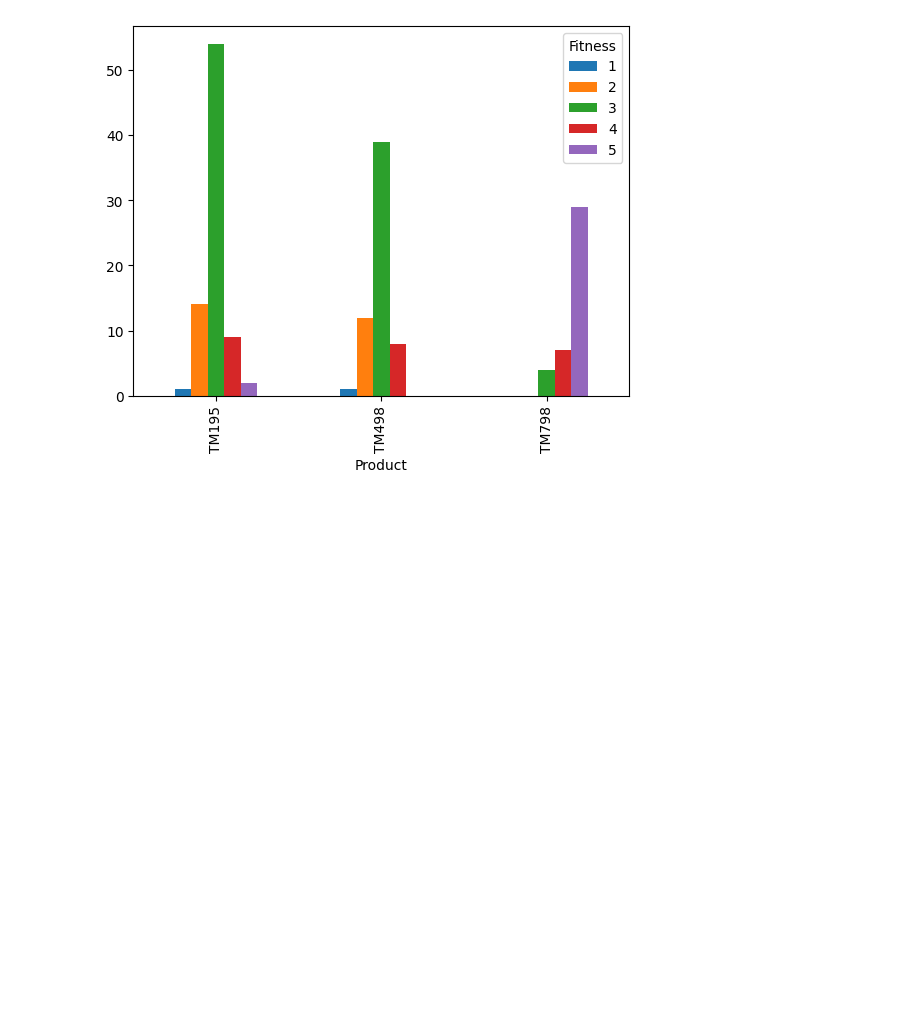
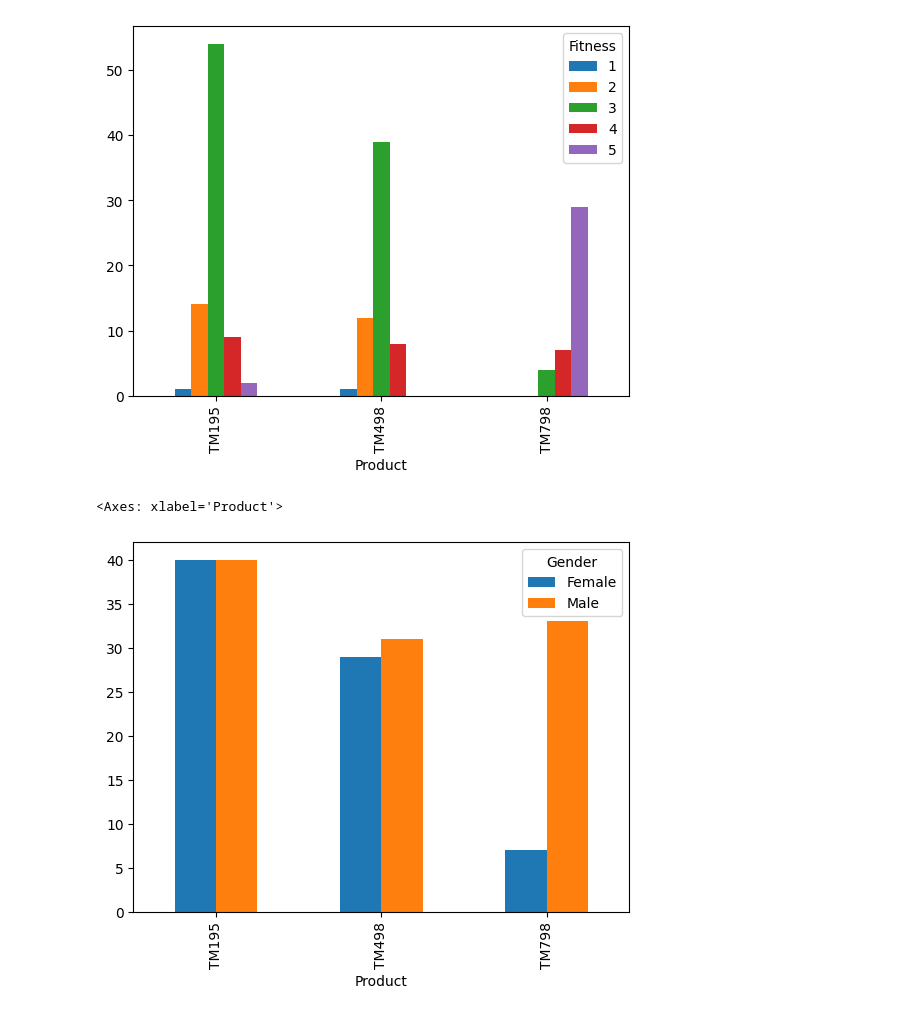
Before and after one commit to Carticus78/turbo-goldfish, a Jupyter notebook: notebooks/CardioGoodFitness.ipynb, the cells around one changed output. Saved outputs shown, nothing was run; the diff lists cells and outputs as text; code cells hidden in the pictures; blank space fills up the shorter version.

Commit message:
added more graphs

```diff
--- a/notebooks/CardioGoodFitness.ipynb
+++ b/notebooks/CardioGoodFitness.ipynb
@@ -97,3 +97,10 @@ df_product.unstack().plot(kind='bar')
 # %% [output]
 <Axes: xlabel='Product'>
 [figure]
+# %%
+df_product_by_gender = df.groupby('Product')['Gender'].value_counts()
+# %%
+df_product_by_gender.unstack().plot(kind='bar')
+# %% [output]
+<Axes: xlabel='Product'>
+[figure, added]
```
Also changed, not shown: parts of 7 cells of this notebook.
